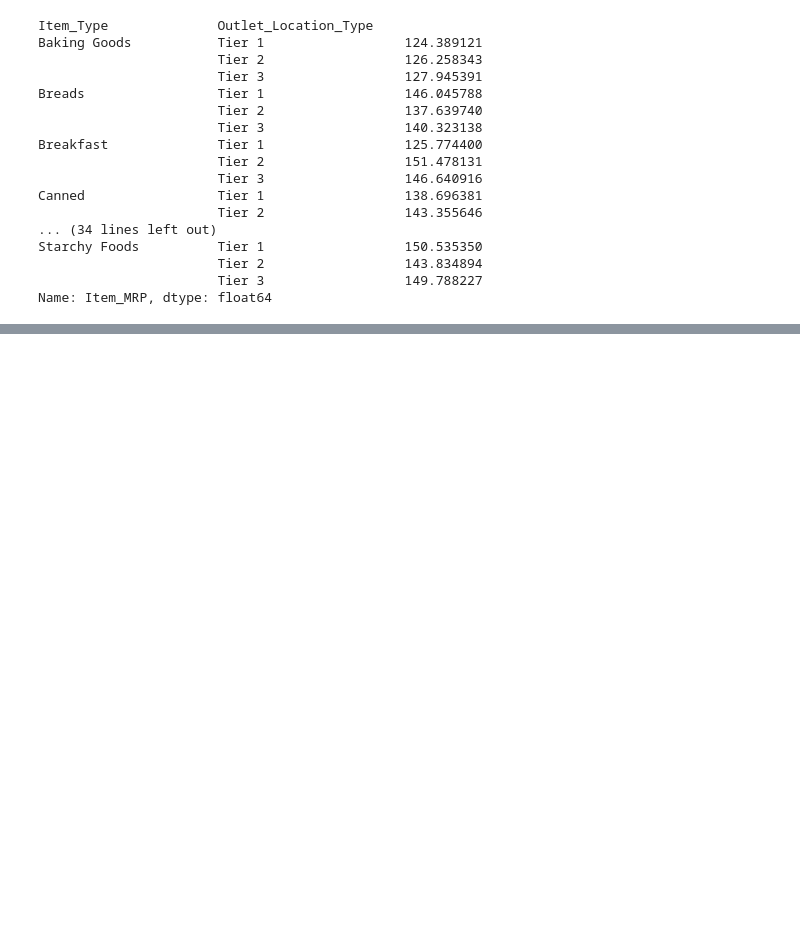
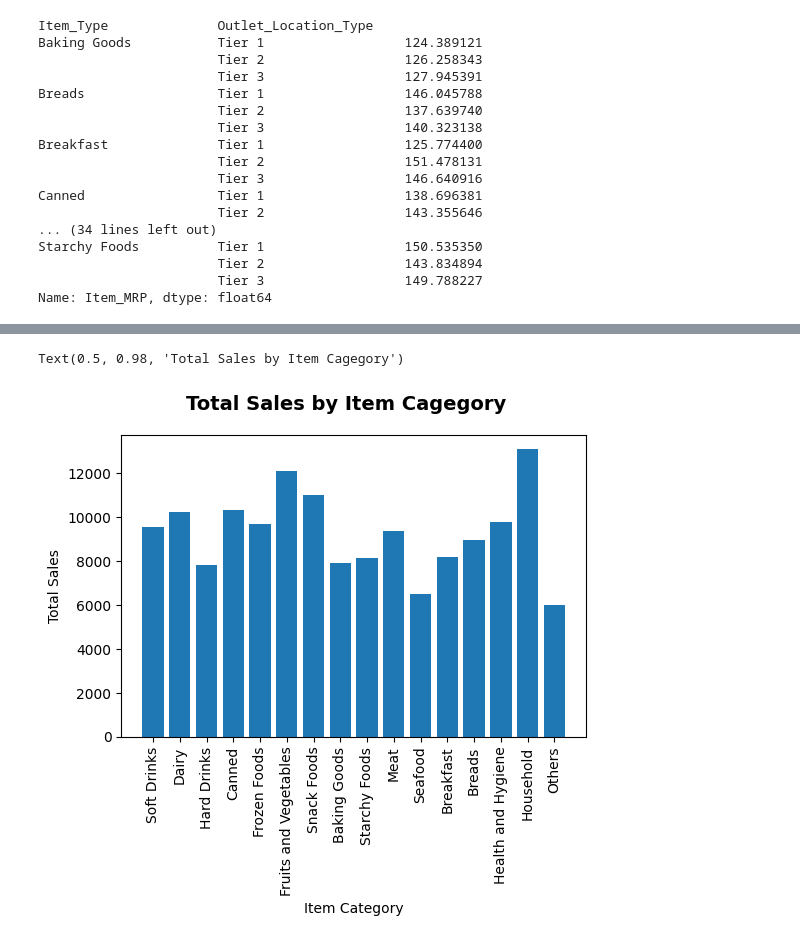
Before and after one commit to garrettfenchel/Coding-Dojo-Predicting-Sales-Volume, a Jupyter notebook: Project_1.ipynb, the cells around one changed output, grey strips where cells are left out. Saved outputs shown, nothing was run; the diff lists cells and outputs as text; code cells hidden in the pictures; blank space fills up the shorter version.

```diff
--- a/Project_1.ipynb
+++ b/Project_1.ipynb
@@ -328,0 +355,13 @@ plt.scatter(sales_baking["Item_Visibility"],sales_baking["Item_MRP"])
+# %%
+#Total Sales by Item Category
+
+fig=plt.figure(dpi=100)
+#sns.barplot(x = sales_clean.Item_Type, y = sales_clean.Item_Outlet_Sales);
+plt.bar(sales_clean.Item_Type, sales_clean.Item_Outlet_Sales)
+plt.xticks(rotation = 90)
+plt.ylabel("Total Sales")
+plt.xlabel("Item Category")
+fig.suptitle("Total Sales by Item Cagegory", fontsize=14, fontweight="bold")
+# %% [output]
+Text(0.5, 0.98, 'Total Sales by Item Cagegory')
+[figure, added]
```
Also changed, not shown: parts of 17 cells of this notebook.
